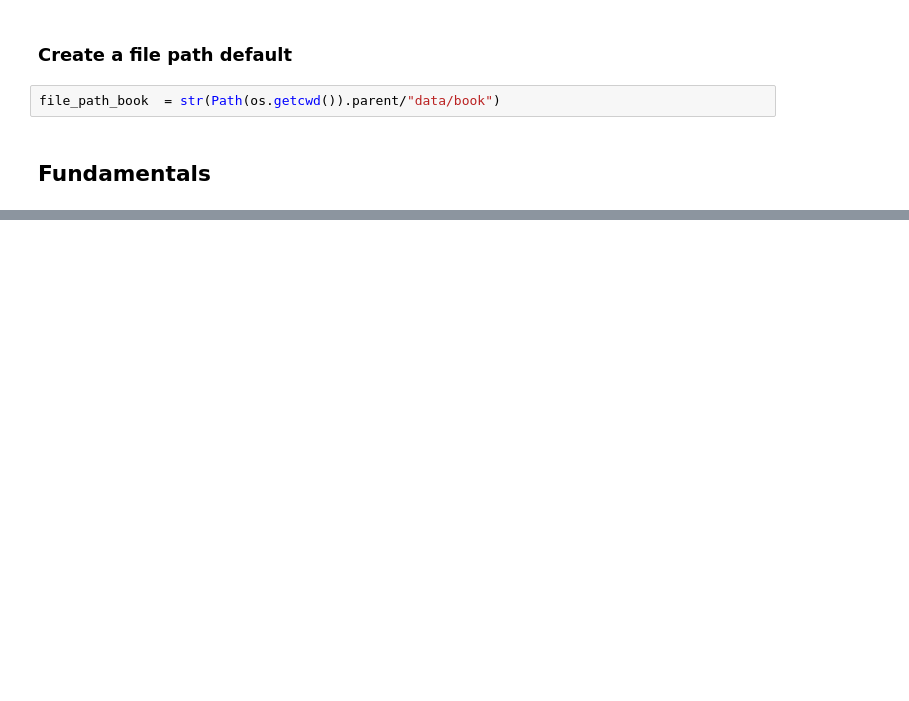
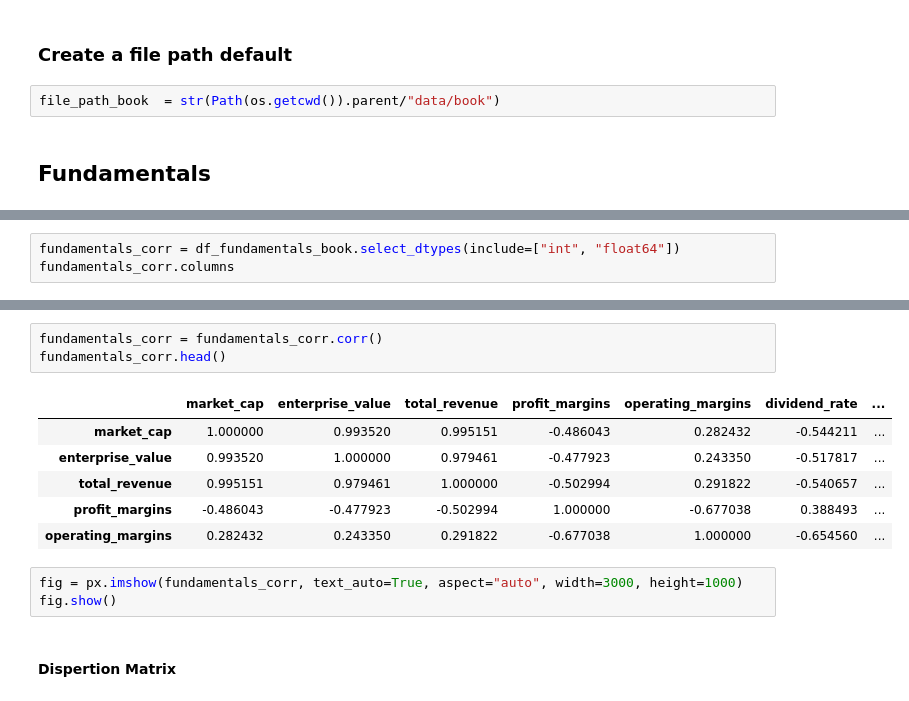
Before and after one commit to aalvesrpg/tcp-fia-trading-advisor, a Jupyter notebook: notebooks/04_exploratory_data_analisys.ipynb, the cells around one changed output, grey strips where cells are left out. Saved outputs shown, nothing was run; the diff lists cells and outputs as text; blank space fills up the shorter version.

```diff
--- a/notebooks/04_exploratory_data_analisys.ipynb
+++ b/notebooks/04_exploratory_data_analisys.ipynb
@@ -93,0 +107,3 @@ Name: dividend_payout_ratio, Length: 294, dtype: float64
+# %%
+fundamentals_corr = df_fundamentals_book.select_dtypes(include=["int", "float64"])
+fundamentals_corr.columns
@@ -93,0 +123,15 @@ Name: dividend_payout_ratio, Length: 294, dtype: float64
+# %%
+fundamentals_corr = fundamentals_corr.corr()
+fundamentals_corr.head()
+# %% [output]
+|  | market_cap | enterprise_value | total_revenue | profit_margins | operating_margins | dividend_rate | ... |
+| market_cap | 1.000000 | 0.993520 | 0.995151 | -0.486043 | 0.282432 | -0.544211 | ... |
+| enterprise_value | 0.993520 | 1.000000 | 0.979461 | -0.477923 | 0.243350 | -0.517817 | ... |
+| total_revenue | 0.995151 | 0.979461 | 1.000000 | -0.502994 | 0.291822 | -0.540657 | ... |
+| profit_margins | -0.486043 | -0.477923 | -0.502994 | 1.000000 | -0.677038 | 0.388493 | ... |
+| operating_margins | 0.282432 | 0.243350 | 0.291822 | -0.677038 | 1.000000 | -0.654560 | ... |
+# %%
+fig = px.imshow(fundamentals_corr, text_auto=True, aspect="auto", width=3000, height=1000)
+fig.show()
+# %% [markdown]
+#### Dispertion Matrix
```
Also changed, not shown: parts of 35 cells of this notebook.
